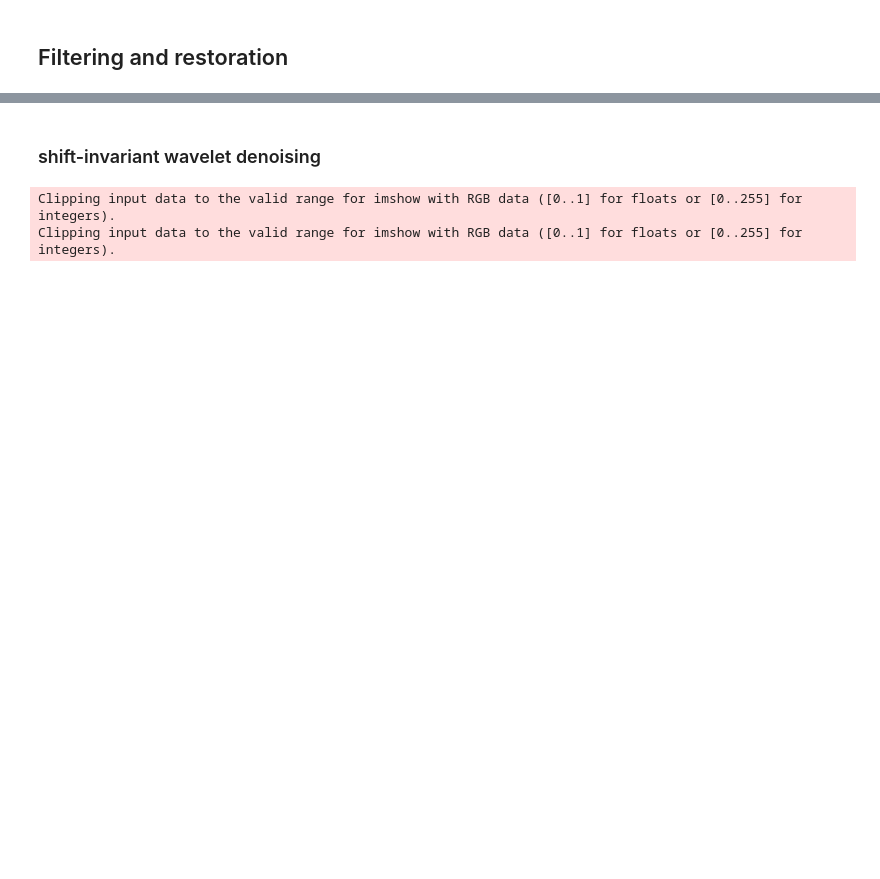
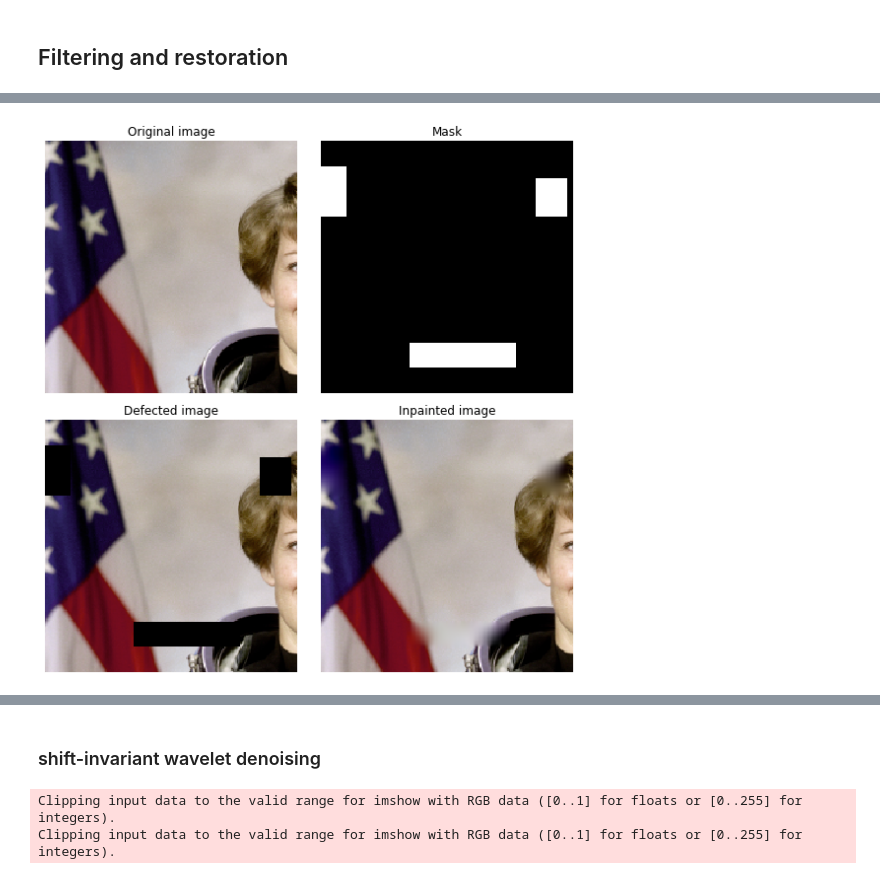
Before and after one commit to bjpcjp/scikit-image-tutorial, a Jupyter notebook: gallery/filtering-restoration.ipynb, the cells around one changed output, grey strips where cells are left out. Saved outputs shown, nothing was run; the diff lists cells and outputs as text; code cells hidden in the pictures; blank space fills up the shorter version.

```diff
--- a/gallery/filtering-restoration.ipynb
+++ b/gallery/filtering-restoration.ipynb
@@ -402,0 +215,47 @@ Clipping input data to the valid range for imshow with RGB data ([0..1] for floa
+# %%
+import numpy as np
+import matplotlib.pyplot as plt
+from skimage             import data
+from skimage.restoration import inpaint
+
+image_orig = data.astronaut()[0:200, 0:200]
+
+# Create mask with three defect regions: left, middle, right respectively
+mask                  = np.zeros(image_orig.shape[:-1])
+mask[20:60, 0:20]     = 1
+mask[160:180, 70:155] = 1
+mask[30:60, 170:195]  = 1
+
+# Defect image over the same region in each color channel
+image_defect = image_orig.copy()
+
+for layer in range(image_defect.shape[-1]):
+    image_defect[np.where(mask)] = 0
+
+image_result = inpaint.inpaint_biharmonic(image_defect,
+                                          mask,
+                                          multichannel=True)
+
+# ------------------------------------------------------------
+fig, axes = plt.subplots(ncols=2, nrows=2, figsize=(8,8))
+ax = axes.ravel()
+
+ax[0].set_title('Original image')
+ax[0].imshow(image_orig)
+
+ax[1].set_title('Mask')
+ax[1].imshow(mask, cmap=plt.cm.gray)
+
+ax[2].set_title('Defected image')
+ax[2].imshow(image_defect)
+
+ax[3].set_title('Inpainted image')
+ax[3].imshow(image_result)
+
+for a in ax:
+    a.axis('off')
+
+fig.tight_layout()
+plt.show()
+# %% [output]
+[figure, added]
```
Also changed, not shown: parts of 48 cells of this notebook.
